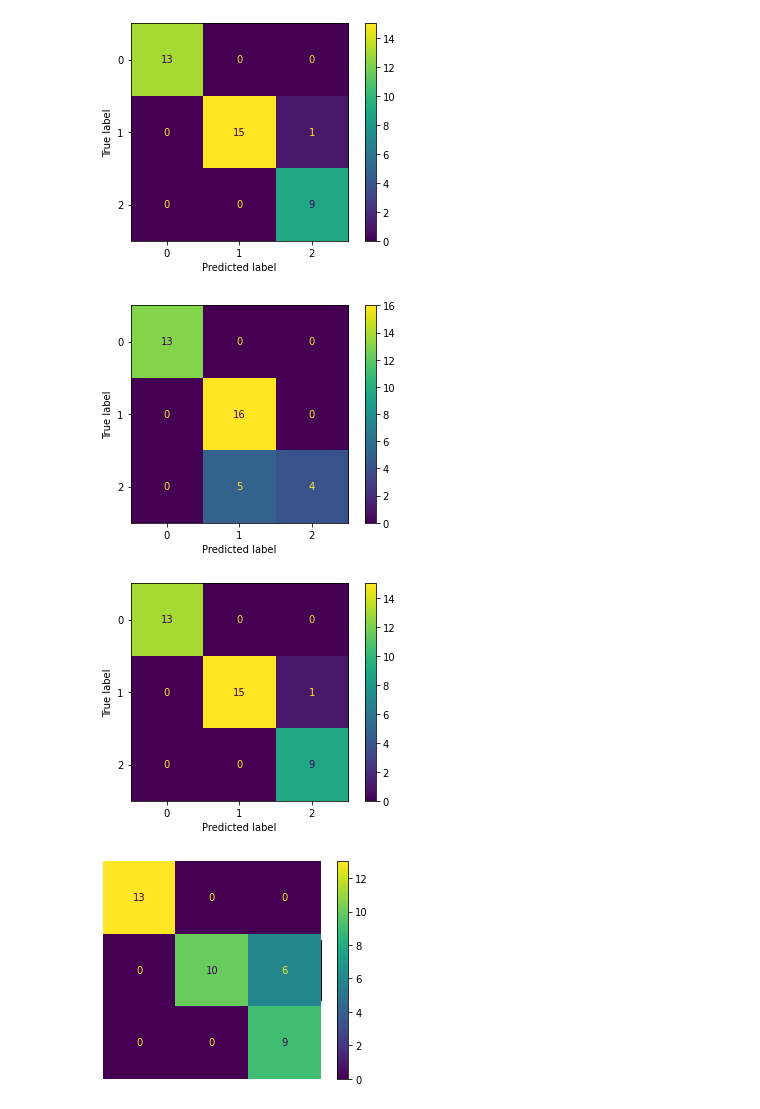
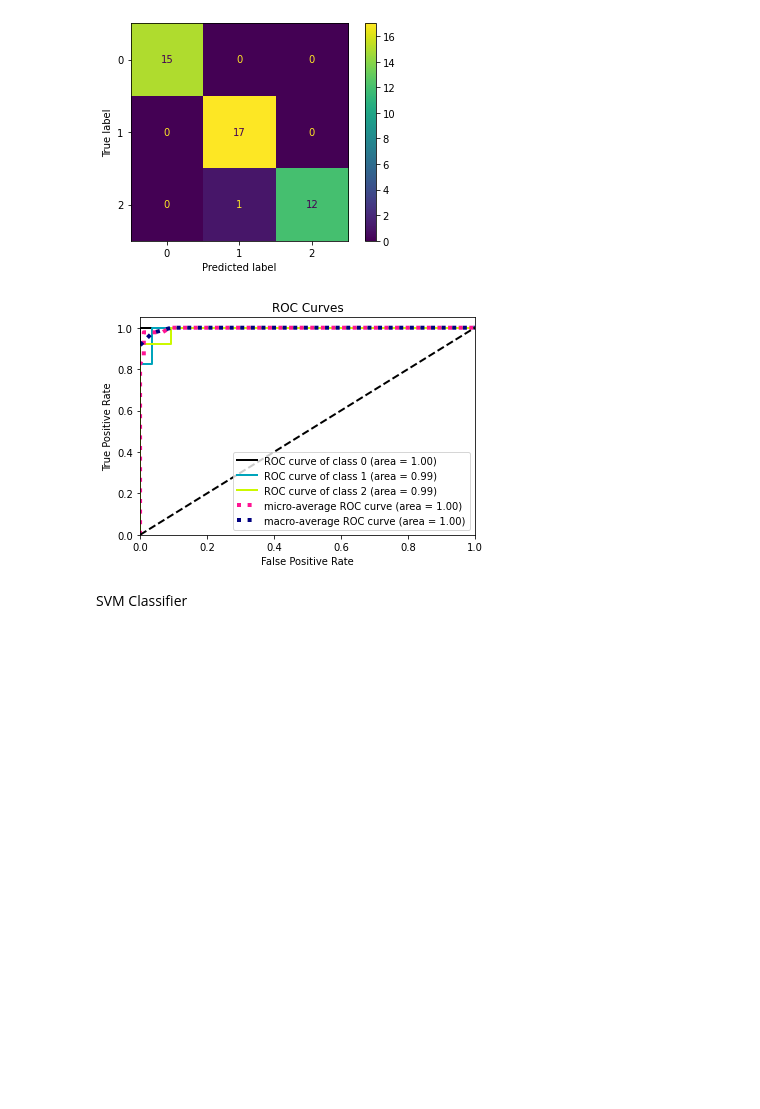
Before and after one commit to yuvalshi0/introduction-to-cv-course, a Jupyter notebook: iris.ipynb, the cells around one changed output. Cells and saved outputs as stored; diff of their text form; code cells hidden in the pictures; blank space fills up the shorter version.

```diff
--- a/iris.ipynb
+++ b/iris.ipynb
@@ -18,7 +35,2 @@ Y = iris.target
-# %%
-# split data into train data and test data
-from sklearn.model_selection import train_test_split
-
-x_train, x_test, y_train, y_test = train_test_split(X, Y, random_state=0)
 # %%
 from sklearn.neighbors import KNeighborsClassifier
@@ -68,42 +71,27 @@ acc_df
+# %%
+# plot Confusion Matrix & ROC
+from sklearn.metrics import ConfusionMatrixDisplay
+
+
+_, y_pred, y_score = knn_accuracy(5, x_train, x_test, y_train, y_test)
+ConfusionMatrixDisplay.from_predictions(y_test, y_pred)
+skplt.metrics.plot_roc(y_test, y_score)
+plt.show()
+# %% [output]
+[figure, added]
+[figure, added]
+# %% [markdown]
+SVM Classifier
 # %%
-# SVM
 from sklearn import svm
 
 
-def matrix(kernel):
-    """
-    Helper method, creates the SVM classifier, trains it using our test data and returns the confusion matrix plot
-    """
-    clf = svm.SVC(kernel=kernel)
-    clf.fit(x_train, y_train)  # train model
-    y_pred = clf.predict(x_test)  # predict
-    plt = ConfusionMatrixDisplay.from_predictions(y_test, y_pred)
-    return plt
-
-
-def accuracy(kernel):
+def svm_accuracy(kernel, C, x_train, x_test, y_train, y_test):
     """
     Helper method, creates the svm classifier, trains it using our test data and return its accuracy
     """
-    clf = svm.SVC(kernel=kernel)
+    clf = svm.SVC(kernel=kernel, C=C, probability=True)
     clf.fit(x_train, y_train)  # train model
-    y_pred = clf.predict(x_test)  # predict
-    return accuracy_score(y_test, y_pred)
-
-
-kernels = ["linear", "poly", "rbf", "sigmoid"]
-
-accuracies = [accuracy(k) for k in kernels]
-matri = [matrix(k) for k in kernels]
-plt.table(
-    cellText=list(zip(kernels, accuracies)),
-    colLabels=["Kernel", "Accuracy"],
-    loc="center",
-)
-plt.axis("off")
-plt.show()
+    y_score = clf.predict_proba(x_test)
+    y_pred = clf.predict(x_test)  # y  pred
+    return clf.score(x_test, y_test), y_pred, y_score
-# %% [output]
-[figure, removed]
-[figure, removed]
-[figure, removed]
-[figure, removed]
```
Also changed, not shown: parts of 6 cells of this notebook, 2 other files.
